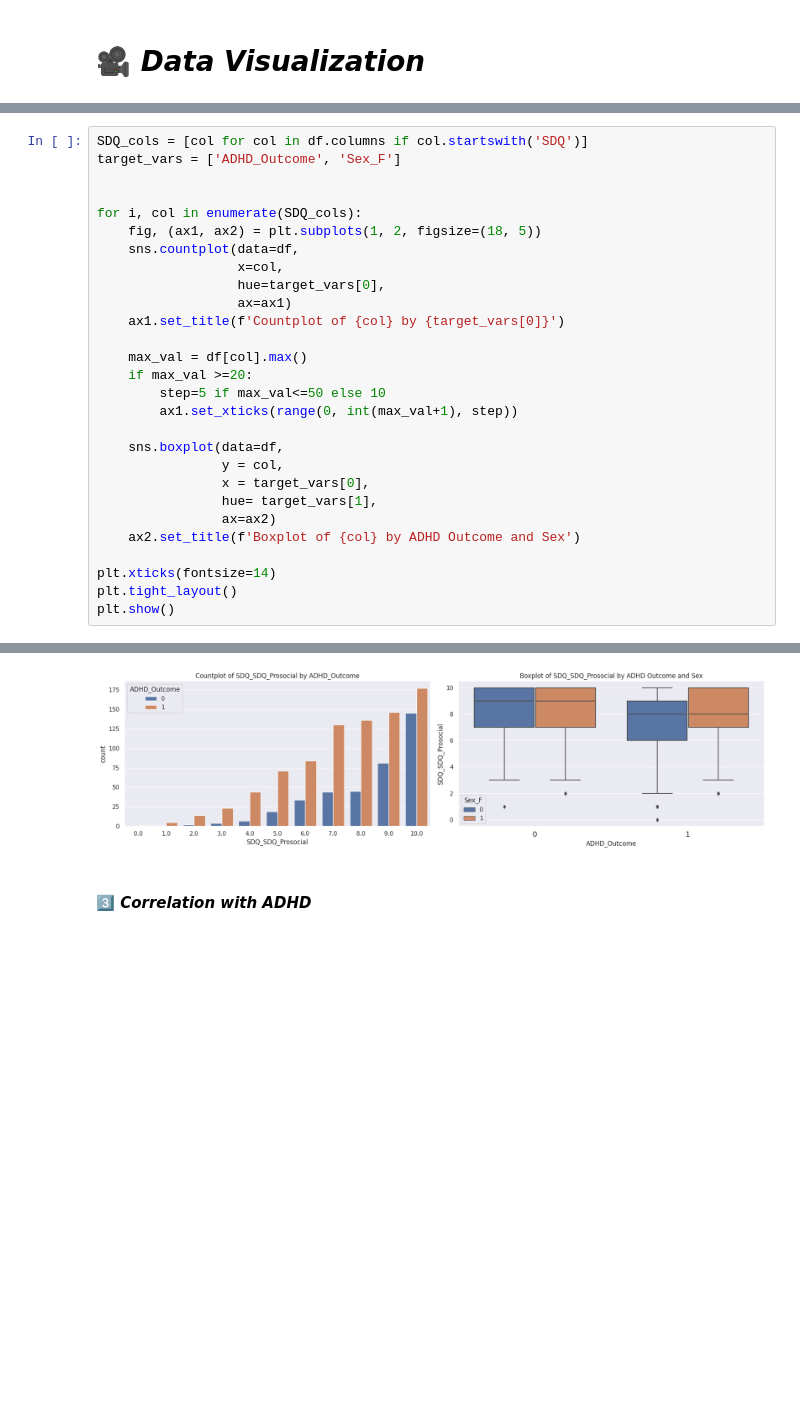
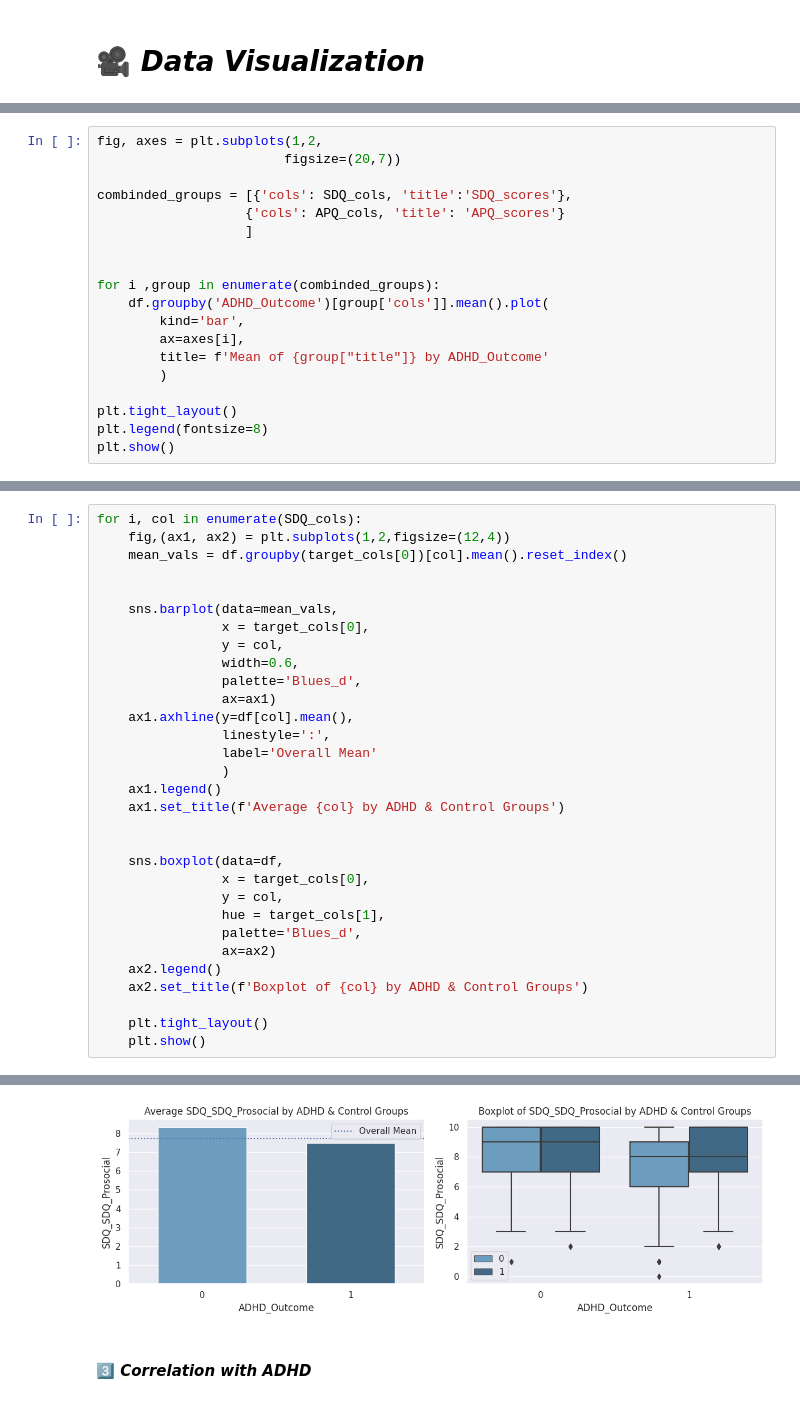
Before and after one commit to yigaai/Psycho_Neuro_ML_Project, a Jupyter notebook: understand-adhd.ipynb, the cells around one changed output, grey strips where cells are left out. Drawn from its saved outputs; the diff is of its cells as text; blank space fills up the shorter version.

Commit message:
Kaggle Notebook | Understand_ADHD(draft) | Understand_ADHD(drafttttttt)

```diff
--- a/understand-adhd.ipynb
+++ b/understand-adhd.ipynb
@@ -534,0 +451,19 @@ plt.show()
+# %%
+fig, axes = plt.subplots(1,2,
+                        figsize=(20,7))
+
+combinded_groups = [{'cols': SDQ_cols, 'title':'SDQ_scores'},
+                   {'cols': APQ_cols, 'title': 'APQ_scores'}
+                   ]
+
+
+for i ,group in enumerate(combinded_groups):
+    df.groupby('ADHD_Outcome')[group['cols']].mean().plot(
+        kind='bar',
+        ax=axes[i],
+        title= f'Mean of {group["title"]} by ADHD_Outcome'
+        )
+
+plt.tight_layout()
+plt.legend(fontsize=8)
+plt.show()
@@ -535,29 +488,32 @@ plt.show()
 # %%
-SDQ_cols = [col for col in df.columns if col.startswith('SDQ')]
-target_vars = ['ADHD_Outcome', 'Sex_F']
+for i, col in enumerate(SDQ_cols):
+    fig,(ax1, ax2) = plt.subplots(1,2,figsize=(12,4))
+    mean_vals = df.groupby(target_cols[0])[col].mean().reset_index()
 
 
-for i, col in enumerate(SDQ_cols):
-    fig, (ax1, ax2) = plt.subplots(1, 2, figsize=(18, 5))
-    sns.countplot(data=df,
-                  x=col,
-                  hue=target_vars[0],
-                  ax=ax1)
-    ax1.set_title(f'Countplot of {col} by {target_vars[0]}')
+    sns.barplot(data=mean_vals,
+                x = target_cols[0],
+                y = col,
+                width=0.6,
+                palette='Blues_d',
+                ax=ax1)
+    ax1.axhline(y=df[col].mean(),
+                linestyle=':',
+                label='Overall Mean'
+                )
+    ax1.legend()
+    ax1.set_title(f'Average {col} by ADHD & Control Groups')
 
-    max_val = df[col].max()
-    if max_val >=20:
-        step=5 if max_val<=50 else 10
-        ax1.set_xticks(range(0, int(max_val+1), step))
 
     sns.boxplot(data=df,
+                x = target_cols[0],
                 y = col,
-                x = target_vars[0],
-                hue= target_vars[1],
+                hue = target_cols[1],
+                palette='Blues_d',
                 ax=ax2)
-    ax2.set_title(f'Boxplot of {col} by ADHD Outcome and Sex')
+    ax2.legend()
+    ax2.set_title(f'Boxplot of {col} by ADHD & Control Groups')
 
-plt.xticks(fontsize=14)
-plt.tight_layout()
-plt.show()
+    plt.tight_layout()
+    plt.show()
 # %% [output]
@@ -572,4 +528,4 @@ plt.show()
-[figure, old version]
+[figure, new version]
 # %% [markdown]
  ####  3️⃣ ***Correlation with ADHD***
 # %%
```
Also changed, not shown: parts of 30 cells of this notebook.
